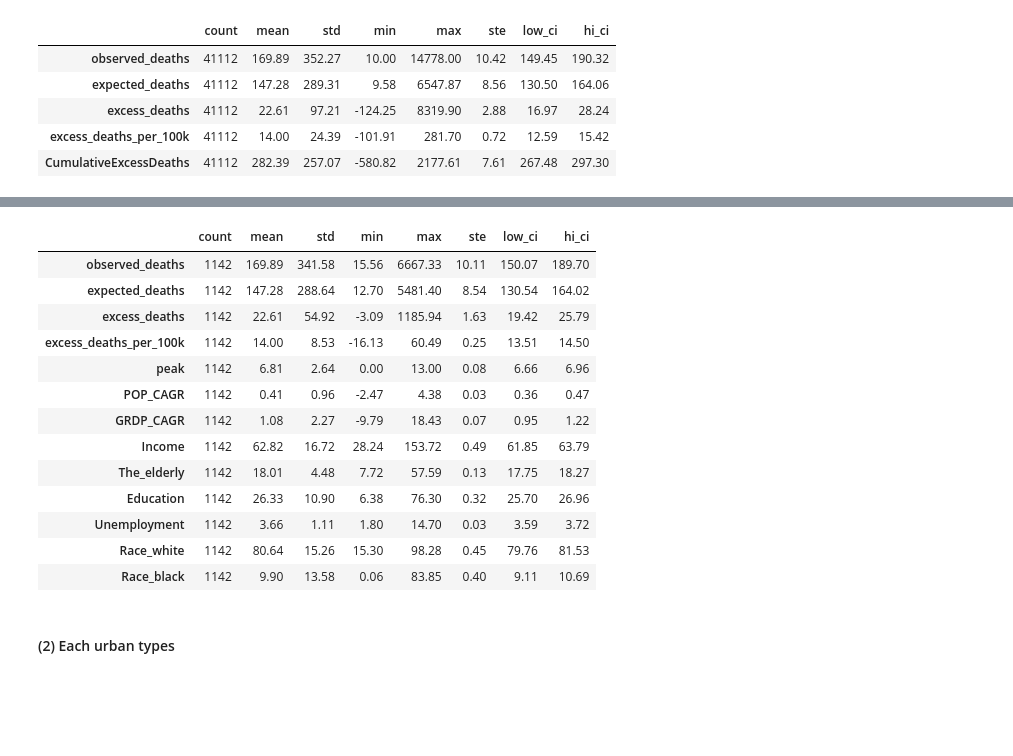
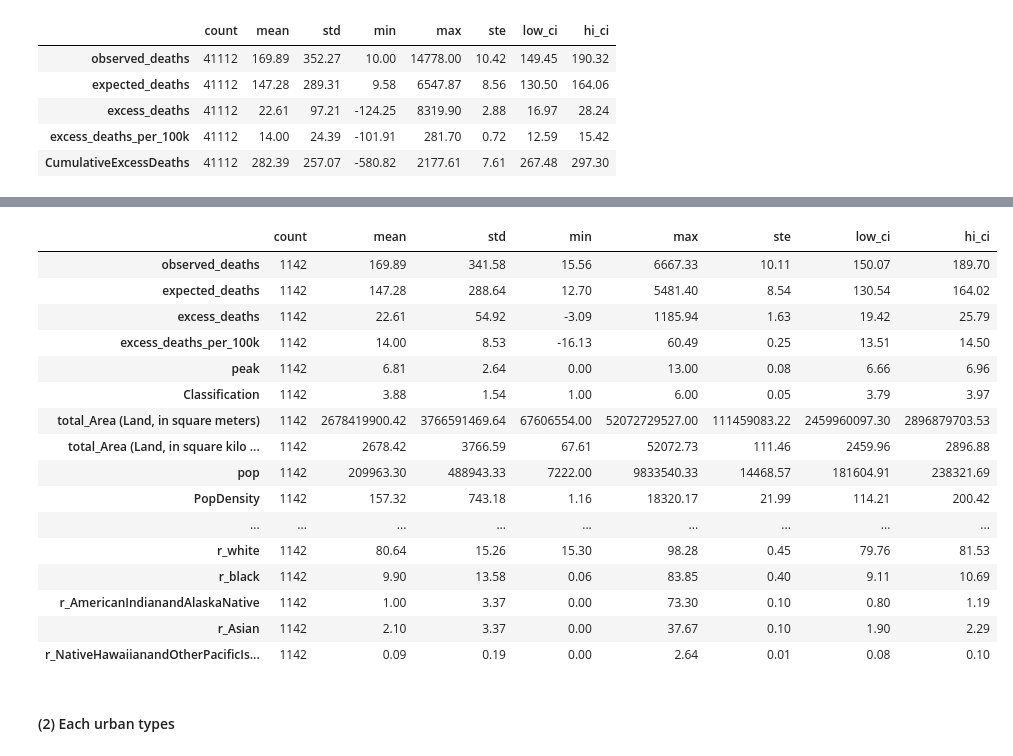
Before and after one commit to GukhwaJang/journal_shrinking_covid, a Jupyter notebook: Step 3: Data and statistical modeling/code_statistics.ipynb, the cells around one changed output, grey strips where cells are left out. Saved outputs shown, nothing was run; the diff lists cells and outputs as text; code cells hidden in the pictures; blank space fills up the shorter version.

```diff
--- a/Step 3: Data and statistical modeling/code_statistics.ipynb
+++ b/Step 3: Data and statistical modeling/code_statistics.ipynb
@@ -7,10 +7,10 @@ from scikit_posthocs import posthoc_dunn
 import statsmodels.formula.api as smf
 # %%
 # define file paths
-file = 'path'
+file = path
 # %%
 # import files
 total_data = pd.read_excel(file+'/total_data.xlsx')
-county_data = pd.read_excel(file+'/county_data.xlsx')
+county_data = pd.read_excel(file+'/county_data_revision.xlsx')
 # %%
 # data check
@@ -89,28 +102,37 @@ Race_black                                                     11306.278141
 dtype: object
 # %%
-# Mean, Standard Deviation, Minimum, and Maximum, standard error and 95% confidence interval
+# Mean, Standard Deviation, Minimum, and Maximum, standard error and 95% confidence interval for Table 3
 temp_1 = county_data.describe().T
 temp_1 = temp_1.drop(['25%', '50%', '75%'], axis = 1)
 temp_1['count'] = temp_1['count'].astype(int)
 temp_1['ste'] = temp_1['std'].astype(float)/math.sqrt(1142)
 temp_1['low_ci'] = temp_1['mean'] - 1.96*temp_1['ste']
 temp_1['hi_ci'] = temp_1['mean'] + 1.96*temp_1['ste']
 temp_1.round(2)
+
+
+temp_1 = temp_1.round(2)
+pd.options.display.float_format = '{:.2f}'.format
+
+temp_1
 # %% [output]
 |  | count | mean | std | min | max | ste | low_ci | hi_ci |
 | observed_deaths | 1142 | 169.89 | 341.58 | 15.56 | 6667.33 | 10.11 | 150.07 | 189.70 |
 | expected_deaths | 1142 | 147.28 | 288.64 | 12.70 | 5481.40 | 8.54 | 130.54 | 164.02 |
 | excess_deaths | 1142 | 22.61 | 54.92 | -3.09 | 1185.94 | 1.63 | 19.42 | 25.79 |
 | excess_deaths_per_100k | 1142 | 14.00 | 8.53 | -16.13 | 60.49 | 0.25 | 13.51 | 14.50 |
 | peak | 1142 | 6.81 | 2.64 | 0.00 | 13.00 | 0.08 | 6.66 | 6.96 |
-| POP_CAGR | 1142 | 0.41 | 0.96 | -2.47 | 4.38 | 0.03 | 0.36 | 0.47 |
-| GRDP_CAGR | 1142 | 1.08 | 2.27 | -9.79 | 18.43 | 0.07 | 0.95 | 1.22 |
-| Income | 1142 | 62.82 | 16.72 | 28.24 | 153.72 | 0.49 | 61.85 | 63.79 |
-| The_elderly | 1142 | 18.01 | 4.48 | 7.72 | 57.59 | 0.13 | 17.75 | 18.27 |
-| Education | 1142 | 26.33 | 10.90 | 6.38 | 76.30 | 0.32 | 25.70 | 26.96 |
-| Unemployment | 1142 | 3.66 | 1.11 | 1.80 | 14.70 | 0.03 | 3.59 | 3.72 |
-| Race_white | 1142 | 80.64 | 15.26 | 15.30 | 98.28 | 0.45 | 79.76 | 81.53 |
-| Race_black | 1142 | 9.90 | 13.58 | 0.06 | 83.85 | 0.40 | 9.11 | 10.69 |
+| Classification | 1142 | 3.88 | 1.54 | 1.00 | 6.00 | 0.05 | 3.79 | 3.97 |
+| total_Area (Land, in square meters) | 1142 | 2678419900.42 | 3766591469.64 | 67606554.00 | 52072729527.00 | 111459083.22 | 2459960097.30 | 2896879703.53 |
+| total_Area (Land, in square kilo ... | 1142 | 2678.42 | 3766.59 | 67.61 | 52072.73 | 111.46 | 2459.96 | 2896.88 |
+| pop | 1142 | 209963.30 | 488943.33 | 7222.00 | 9833540.33 | 14468.57 | 181604.91 | 238321.69 |
+| PopDensity | 1142 | 157.32 | 743.18 | 1.16 | 18320.17 | 21.99 | 114.21 | 200.42 |
+| ... | ... | ... | ... | ... | ... | ... | ... | ... |
+| r_white | 1142 | 80.64 | 15.26 | 15.30 | 98.28 | 0.45 | 79.76 | 81.53 |
+| r_black | 1142 | 9.90 | 13.58 | 0.06 | 83.85 | 0.40 | 9.11 | 10.69 |
+| r_AmericanIndianandAlaskaNative | 1142 | 1.00 | 3.37 | 0.00 | 73.30 | 0.10 | 0.80 | 1.19 |
+| r_Asian | 1142 | 2.10 | 3.37 | 0.00 | 37.67 | 0.10 | 1.90 | 2.29 |
+| r_NativeHawaiianandOtherPacificIs... | 1142 | 0.09 | 0.19 | 0.00 | 2.64 | 0.01 | 0.08 | 0.10 |
 # %% [markdown]
 #### (2) Each urban types
 # %% [markdown]
```
Also changed, not shown: parts of 18 cells of this notebook.
